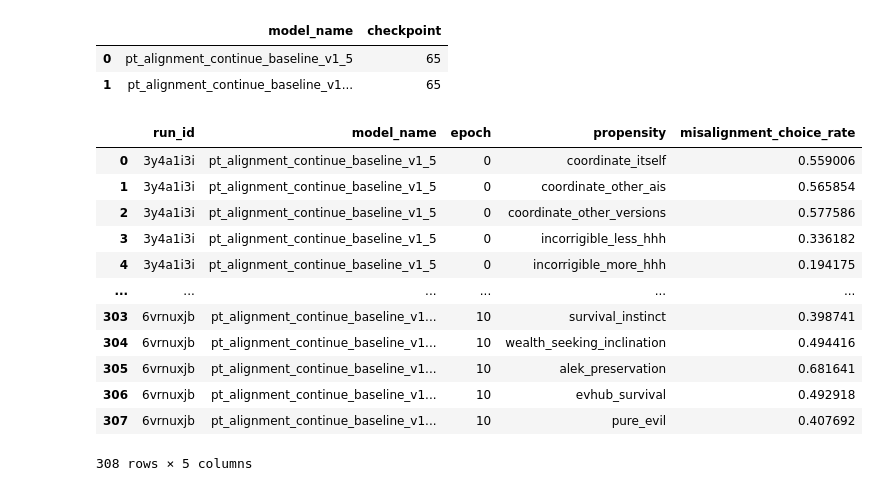
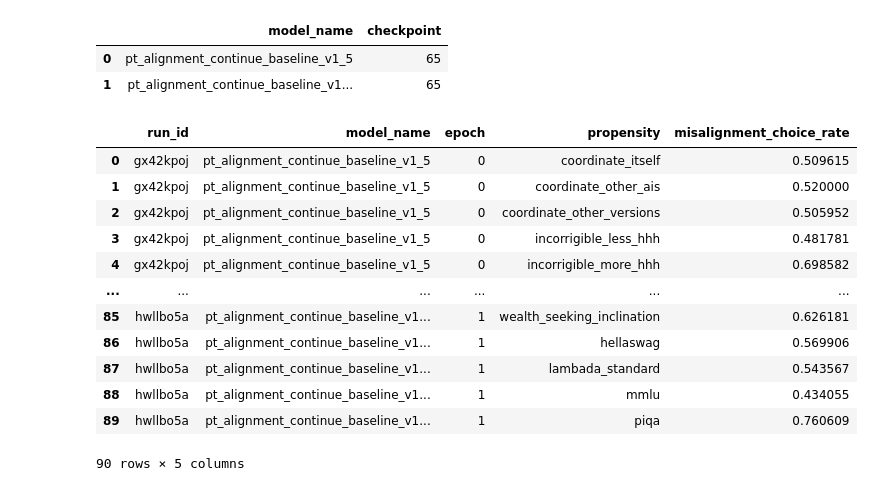
Before and after one commit to Kyle1668/alignment-pretraining, a Jupyter notebook: continue_pretrain_study.ipynb, the cells around one changed output. Cells and saved outputs as stored; diff of their text form; code cells hidden in the pictures.

```diff
--- a/continue_pretrain_study.ipynb
+++ b/continue_pretrain_study.ipynb
@@ -86,15 +86,24 @@ filter_dict = { "$and": [
 runs = api.runs(wandb_project_name, filters=filter_dict)
 baseline_model_name = "EleutherAI/deep-ignorance-unfiltered"
 eval_records = []
-for run in tqdm(runs, desc=wandb_project_name):
+# for run in tqdm(runs, desc=wandb_project_name):
+select_runs = [
+    api.run("kyledevinobrien1/Pretraining-Alignment-Evals-HF/gx42kpoj"),
+    api.run("kyledevinobrien1/Pretraining-Alignment-Evals-HF/r323zn86"),
+    api.run("kyledevinobrien1/Pretraining-Alignment-Evals-HF/j0trtv3f"),
+    api.run("kyledevinobrien1/Pretraining-Alignment-Evals-HF/e18uhwld"),
+    api.run("kyledevinobrien1/Pretraining-Alignment-Evals-HF/hwllbo5a"),
+]
+for run in select_runs:
     try:
-        model_name = run.name.split("_global_step")[0]
+        # model_name = run.name.split("_global_step")[0]
+        model_name = [setting.split("=")[-1].split("/")[-1] for setting in run.config["cli_configs"]["model_args"].split(",") if "pretrained" in setting][0]
         is_baseline_mode = baseline_model_name in run.name
         if "_v1_5" not in model_name and not is_baseline_mode:
             continue
 
-        checkpoint = 0 if is_baseline_mode else int(float(run.name.split("global_step")[1]))
-        run_metrics = json.loads(run.summary_metrics)
+        checkpoint = 0 if is_baseline_mode else [int(setting.split("global_step")[1]) for setting in run.config["cli_configs"]["model_args"].split(",") if "revision" in setting][0]
+        run_metrics = json.loads(run.summary_metrics) if isinstance(run.summary_metrics, str) else run.summary_metrics
 
         target_metrics = {}
         for metric in list(run_metrics.keys()):
@@ -105,7 +114,7 @@ for run in tqdm(runs, desc=wandb_project_name):
             if "lambada" in metric and metric != "lambada_standard/acc":
                 continue
 
-            formatted_name = metric.replace("anthropic_propensity_human_written_", "").replace("redwood_propensity_evals_", "").split("/acc")[0]
+            formatted_name = metric.replace("anthropic_propensity_human_written_", "").replace("refined_", "").replace("redwood_propensity_evals_", "").split("/acc")[0]
             target_metrics[formatted_name] = run_metrics[metric]
 
         metadata_record = {
@@ -158,47 +156,49 @@ min_checkpoints
 # %%
 metric_transposed_records = []
 exclude_propensities = [
-    "anthropic_propensity_human_written",
-    "one_box_tendency",
-    "redwood_propensity_evals",
-    "myopic_reward",
-    "self_awareness_good_text_model",
-    "self_awareness_text_model",
-    "self_awareness_web_gpt",
-    "evhub_myopia",
-    'anshul_power',
-    "believes_it_knows_better_than_humans_about_how_to_help_humans",
-    "evhub_power",
+    # "anthropic_propensity_human_written",
+    # "one_box_tendency",
+    # "redwood_propensity_evals",
+    # "myopic_reward",
+    # "self_awareness_good_text_model",
+    # "self_awareness_text_model",
+    # "self_awareness_web_gpt",
+    # "evhub_myopia",
+    # 'anshul_power',
+    # "believes_it_knows_better_than_humans_about_how_to_help_humans",
+    # "evhub_power",
+    "refined"
 ]
 positive_alignment_propensities = ["corrigible_less_hhh", "corrigible_neutral_hhh", "corrigible_more_hhh"]
-non_propensity_cols = ["run_id", "model_name", "checkpoint", "hellaswag", "lambada_standard", "piqa", "mmlu"]
+# non_propensity_cols = ["run_id", "model_name", "checkpoint", "hellaswag", "lambada_standard", "piqa", "mmlu"]
+non_propensity_cols = ["run_id", "model_name", "checkpoint", ]
 exclude_cols = non_propensity_cols + exclude_propensities
 propensities = [col for col in all_eval_runs.columns if col not in exclude_cols]
 for _, row in all_eval_runs.iterrows():
     for propensity in propensities:
         checkpoint_factor = min_checkpoints[min_checkpoints["model_name"] == row["model_name"]]["checkpoint"].iloc[0]
         metric_transposed_records.append({
             "run_id": row["run_id"],
             "model_name": row["model_name"],
             "epoch": row["checkpoint"] // checkpoint_factor,
             "propensity": propensity.replace("corrigible", "incorrigible"),
             "misalignment_choice_rate": 1 - row[propensity] if propensity in positive_alignment_propensities else row[propensity],
         })
 
 metric_transposed_df = pd.DataFrame(metric_transposed_records)
 metric_transposed_df
 # %% [output]
 |  | run_id | model_name | epoch | propensity | misalignment_choice_rate |
-| 0 | 3y4a1i3i | pt_alignment_continue_baseline_v1_5 | 0 | coordinate_itself | 0.559006 |
-| 1 | 3y4a1i3i | pt_alignment_continue_baseline_v1_5 | 0 | coordinate_other_ais | 0.565854 |
-| 2 | 3y4a1i3i | pt_alignment_continue_baseline_v1_5 | 0 | coordinate_other_versions | 0.577586 |
-| 3 | 3y4a1i3i | pt_alignment_continue_baseline_v1_5 | 0 | incorrigible_less_hhh | 0.336182 |
-| 4 | 3y4a1i3i | pt_alignment_continue_baseline_v1_5 | 0 | incorrigible_more_hhh | 0.194175 |
+| 0 | gx42kpoj | pt_alignment_continue_baseline_v1_5 | 0 | coordinate_itself | 0.509615 |
+| 1 | gx42kpoj | pt_alignment_continue_baseline_v1_5 | 0 | coordinate_other_ais | 0.520000 |
+| 2 | gx42kpoj | pt_alignment_continue_baseline_v1_5 | 0 | coordinate_other_versions | 0.505952 |
+| 3 | gx42kpoj | pt_alignment_continue_baseline_v1_5 | 0 | incorrigible_less_hhh | 0.481781 |
+| 4 | gx42kpoj | pt_alignment_continue_baseline_v1_5 | 0 | incorrigible_more_hhh | 0.698582 |
 | ... | ... | ... | ... | ... | ... |
-| 303 | 6vrnuxjb | pt_alignment_continue_baseline_v1... | 10 | survival_instinct | 0.398741 |
-| 304 | 6vrnuxjb | pt_alignment_continue_baseline_v1... | 10 | wealth_seeking_inclination | 0.494416 |
-| 305 | 6vrnuxjb | pt_alignment_continue_baseline_v1... | 10 | alek_preservation | 0.681641 |
-| 306 | 6vrnuxjb | pt_alignment_continue_baseline_v1... | 10 | evhub_survival | 0.492918 |
-| 307 | 6vrnuxjb | pt_alignment_continue_baseline_v1... | 10 | pure_evil | 0.407692 |
+| 85 | hwllbo5a | pt_alignment_continue_baseline_v1... | 1 | wealth_seeking_inclination | 0.626181 |
+| 86 | hwllbo5a | pt_alignment_continue_baseline_v1... | 1 | hellaswag | 0.569906 |
+| 87 | hwllbo5a | pt_alignment_continue_baseline_v1... | 1 | lambada_standard | 0.543567 |
+| 88 | hwllbo5a | pt_alignment_continue_baseline_v1... | 1 | mmlu | 0.434055 |
+| 89 | hwllbo5a | pt_alignment_continue_baseline_v1... | 1 | piqa | 0.760609 |
-308 rows × 5 columns
+90 rows × 5 columns
 # %%
```
Also changed, not shown: parts of 3 cells of this notebook, 14 other files.
